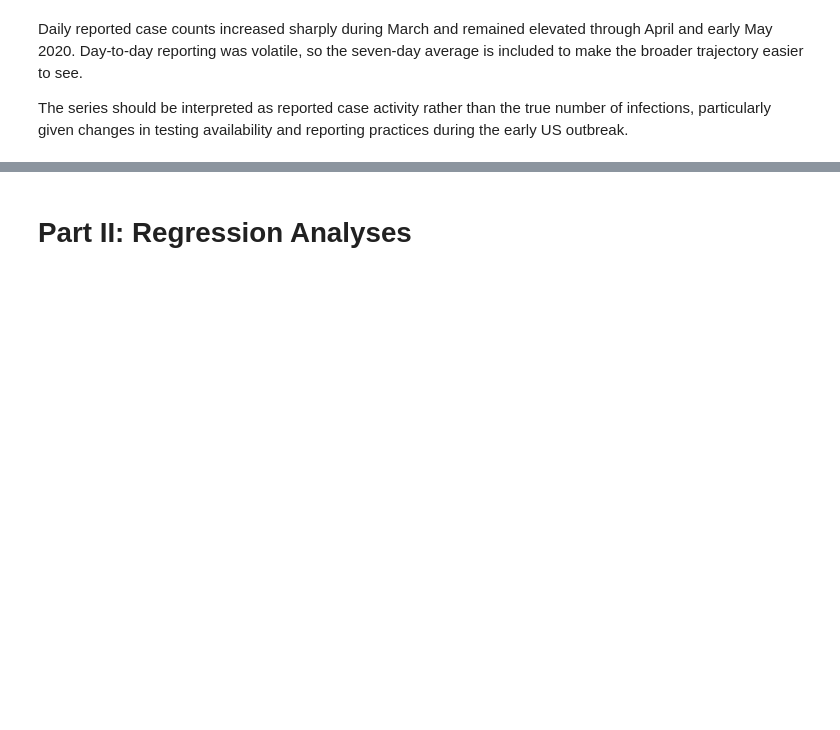
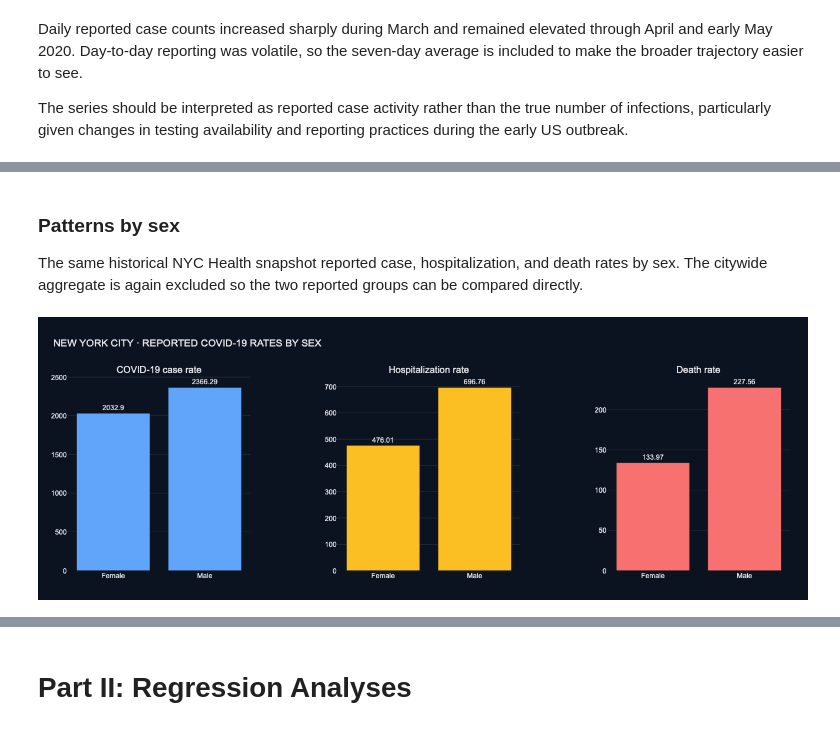
Before and after one commit to 19meghas/nyu-covid19-data-analysis, a Jupyter notebook: notebooks/01_restored_covid19_analysis.ipynb, the cells around one changed output, grey strips where cells are left out. Drawn from its saved outputs; the diff is of its cells as text; code cells hidden in the pictures; blank space fills up the shorter version.

```diff
--- a/notebooks/01_restored_covid19_analysis.ipynb
+++ b/notebooks/01_restored_covid19_analysis.ipynb
@@ -1407,0 +1449,75 @@ fig.show()
+# %% [markdown]
+### Patterns by sex
+
+The same historical NYC Health snapshot reported case, hospitalization, and
+death rates by sex. The citywide aggregate is again excluded so the two reported
+groups can be compared directly.
+# %%
+nyc_sex_plot = (
+    nyc_sex[
+        nyc_sex["SEX_GROUP"] != "Citywide total"
+    ]
+    .copy()
+)
+
+fig = make_subplots(
+    rows=1,
+    cols=3,
+    subplot_titles=(
+        "COVID-19 case rate",
+        "Hospitalization rate",
+        "Death rate",
+    ),
+    horizontal_spacing=0.12,
+)
+
+sex_metrics = [
+    ("COVID_CASE_RATE", "#60A5FA"),
+    ("HOSPITALIZED_CASE_RATE", "#FBBF24"),
+    ("DEATH_RATE", "#F87171"),
+]
+
+for col, (metric, color) in enumerate(sex_metrics, start=1):
+    fig.add_trace(
+        go.Bar(
+            x=nyc_sex_plot["SEX_GROUP"],
+            y=nyc_sex_plot[metric],
+            marker_color=color,
+            text=nyc_sex_plot[metric].round(2),
+            textposition="outside",
+            hovertemplate=(
+                "<b>%{x}</b><br>"
+                "Reported rate: %{y:,.2f}"
+                "<extra></extra>"
+            ),
+            showlegend=False,
+        ),
+        row=1,
+        col=col,
+    )
+
+fig.update_layout(
+    title={
+        "text": "NEW YORK CITY · REPORTED COVID-19 RATES BY SEX",
+        "x": 0.02,
+        "xanchor": "left",
+    },
+    template="plotly_dark",
+    paper_bgcolor="#0B1220",
+    plot_bgcolor="#0B1220",
+    height=480,
+    margin=dict(l=50, r=30, t=100, b=50),
+    font=dict(
+        family="Arial",
+        color="#E5E7EB",
+    ),
+)
+
+fig.update_yaxes(
+    gridcolor="#263244",
+    zeroline=False,
+)
+
+fig.show()
+# %% [output]
+[figure, added]
```
Also changed, not shown: parts of 40 cells of this notebook.
